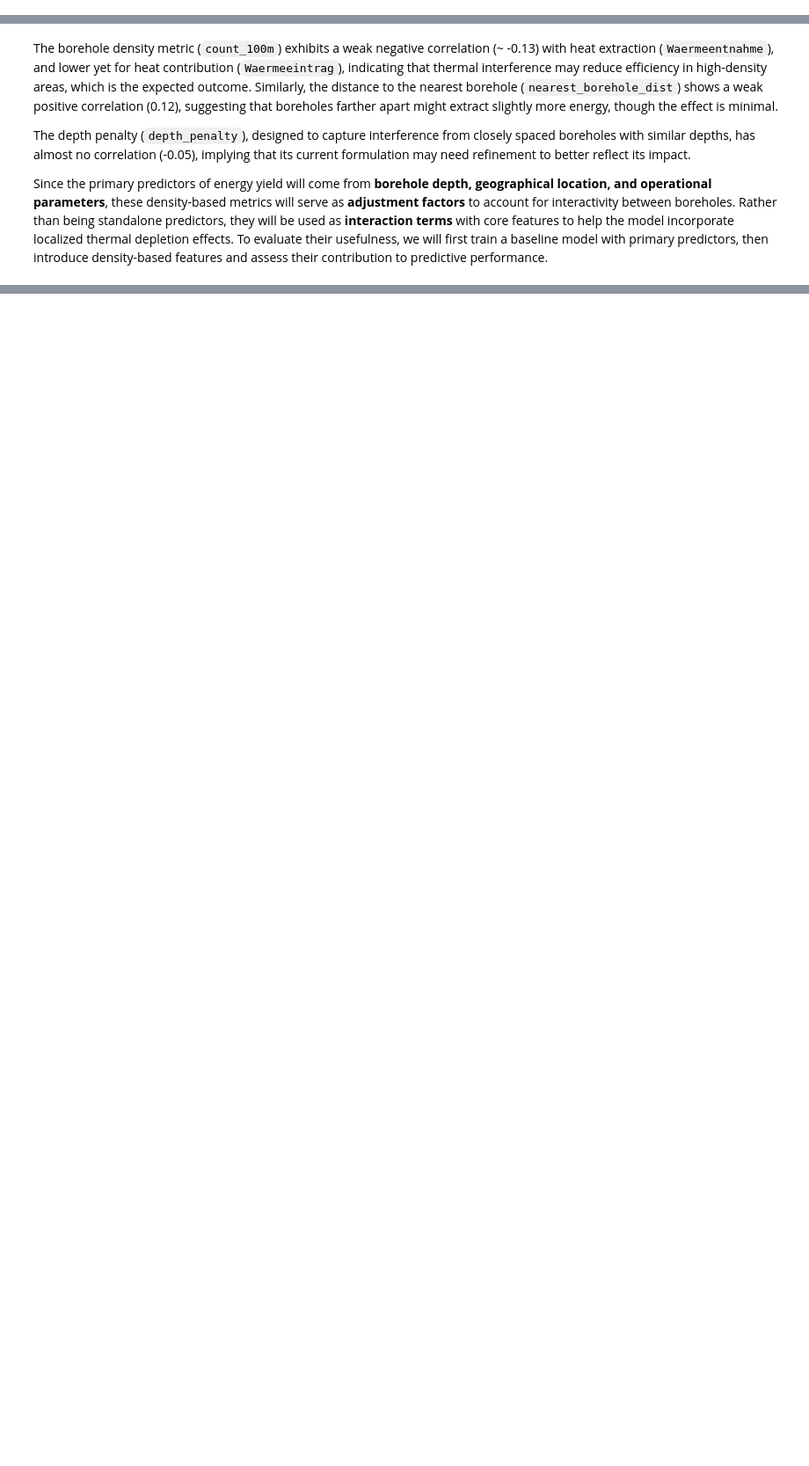
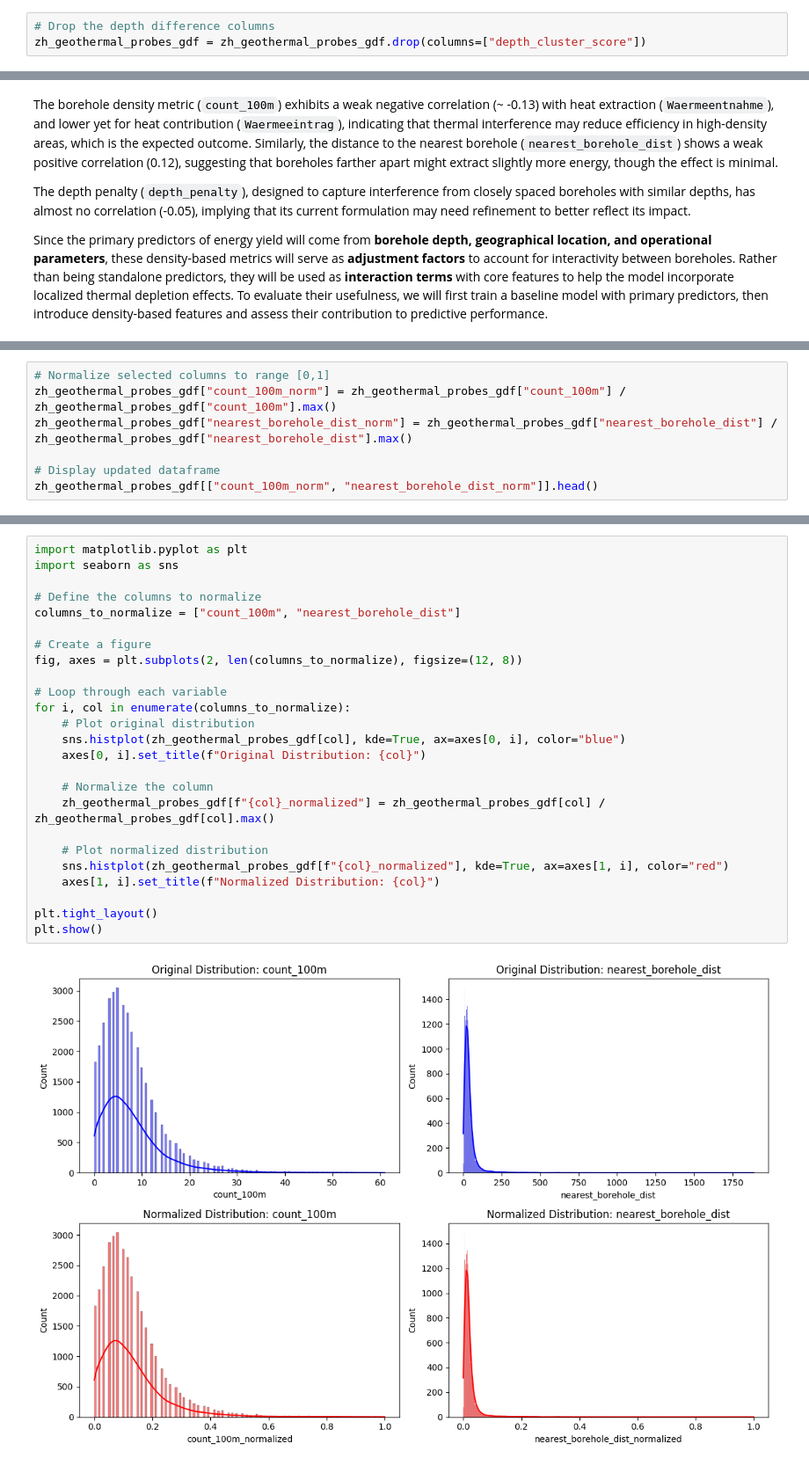
Before and after one commit to leinadher/GeoThesis, a Jupyter notebook: 05_transformation_zh_waermenutzungsatlas_bohrungen.ipynb, the cells around one changed output, grey strips where cells are left out. Shown at 88% size. Saved outputs shown, nothing was run; the diff lists cells and outputs as text; blank space fills up the shorter version.

```diff
--- a/05_transformation_zh_waermenutzungsatlas_bohrungen.ipynb
+++ b/05_transformation_zh_waermenutzungsatlas_bohrungen.ipynb
@@ -398,3 +484,6 @@ zh_geothermal_probes_gdf = zh_geothermal_probes_gdf.drop(columns=["avg_depth_dif
+# %%
+# Drop the depth difference columns
+zh_geothermal_probes_gdf = zh_geothermal_probes_gdf.drop(columns=["depth_cluster_score"])
 # %% [markdown]
 ---
 
@@ -508,0 +617,7 @@ Since the primary predictors of energy yield will come from **borehole depth, ge
+# %%
+# Normalize selected columns to range [0,1]
+zh_geothermal_probes_gdf["count_100m_norm"] = zh_geothermal_probes_gdf["count_100m"] / zh_geothermal_probes_gdf["count_100m"].max()
+zh_geothermal_probes_gdf["nearest_borehole_dist_norm"] = zh_geothermal_probes_gdf["nearest_borehole_dist"] / zh_geothermal_probes_gdf["nearest_borehole_dist"].max()
+
+# Display updated dataframe
+zh_geothermal_probes_gdf[["count_100m_norm", "nearest_borehole_dist_norm"]].head()
@@ -508,0 +631,27 @@ Since the primary predictors of energy yield will come from **borehole depth, ge
+# %%
+import matplotlib.pyplot as plt
+import seaborn as sns
+
+# Define the columns to normalize
+columns_to_normalize = ["count_100m", "nearest_borehole_dist"]
+
+# Create a figure
+fig, axes = plt.subplots(2, len(columns_to_normalize), figsize=(12, 8))
+
+# Loop through each variable
+for i, col in enumerate(columns_to_normalize):
+    # Plot original distribution
+    sns.histplot(zh_geothermal_probes_gdf[col], kde=True, ax=axes[0, i], color="blue")
+    axes[0, i].set_title(f"Original Distribution: {col}")
+
+    # Normalize the column
+    zh_geothermal_probes_gdf[f"{col}_normalized"] = zh_geothermal_probes_gdf[col] / zh_geothermal_probes_gdf[col].max()
+
+    # Plot normalized distribution
+    sns.histplot(zh_geothermal_probes_gdf[f"{col}_normalized"], kde=True, ax=axes[1, i], color="red")
+    axes[1, i].set_title(f"Normalized Distribution: {col}")
+
+plt.tight_layout()
+plt.show()
+# %% [output]
+[figure, added]
```
Also changed, not shown: parts of 31 cells of this notebook, 2 other files.
